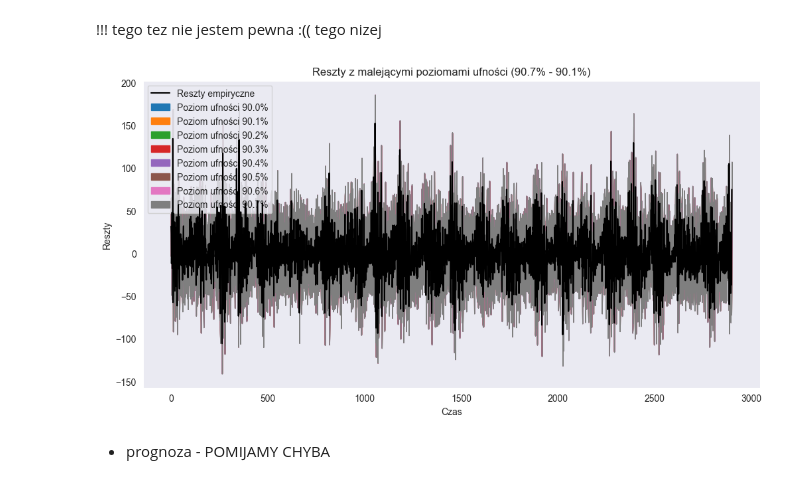
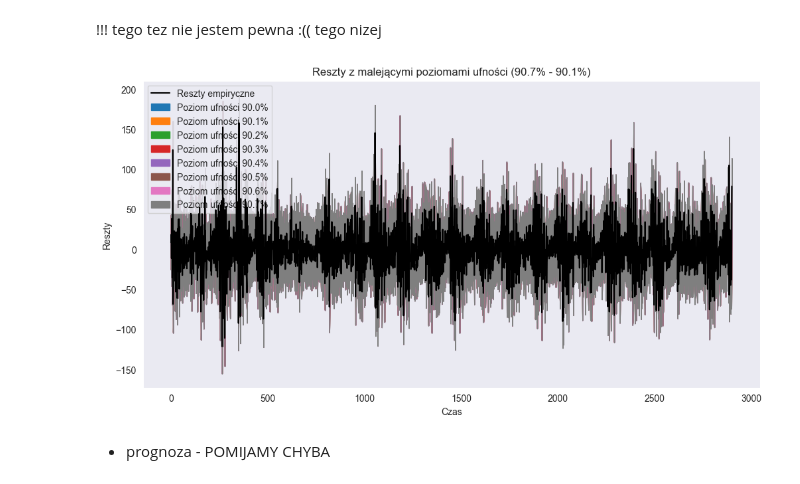
Before and after one commit to werojskz/kaszcz_sprawko, a Jupyter notebook: sprawko.ipynb, the cells around one changed output. Cells and saved outputs as stored; diff of their text form; code cells hidden in the pictures.

```diff
--- a/sprawko.ipynb
+++ b/sprawko.ipynb
@@ -237,7 +236,7 @@ df.sort_values(by='HQIC').head(1)
 # %% [markdown]
 * estymacja parametrów
 # %%
-p, q = 2,1
+p, q = 3, 2
 
 model = ARIMA(residual_ets, order=(p, 0, q)).fit(method='innovations_mle')
 
@@ -277,9 +276,8 @@ plt.show()
 # %%
-p, q = 2, 1
 
 model_first_method = ARIMA(residual_ets, order=(p, 0, q)).fit(method='statespace')
 model_second_method = ARIMA(residual_ets, order=(p, 0, q)).fit(method='innovations_mle')
-model_third_method = ARIMA(residual_ets, order=(p, 0, q)).fit(method='hannan_rissanen')
+# model_third_method = ARIMA(residual_ets, order=(p, 0, q)).fit(method='hannan_rissanen')
 
 print("Wyniki dla method='statespace':\n")
 print(model_first_method.summary())
@@ -287,8 +285,8 @@ print("\n")
 print("Wyniki dla method='innovations_mle':\n")
 print(model_second_method.summary())
 print("\n")
-print("Wyniki dla method='hannan_rissanen':\n")
-print(model_third_method.summary())
+# print("Wyniki dla method='hannan_rissanen':\n")
+# print(model_third_method.summary())
 # %% [output]
 Wyniki dla method='statespace':
 
@@ -352,9 +352,9 @@ wektor_h = list(range(21))
 h_max = len(wektor_h) - 1
 
 # Definicja parametrów ARMA
-ar_coef = np.r_[1, -model.params[1:3]]  # AR zaczyna się od 1, odwrotność znaków
-ma_coef = np.r_[1, model.params[3]]     # MA zaczyna się od 1
-sigma_sq = np.sqrt(model.params[4])     # Skala to odchylenie standardowe
+ar_coef = np.r_[1, -model.params[1:4]]  # AR zaczyna się od 1, odwrotność znaków
+ma_coef = np.r_[1, model.params[4:6]]     # MA zaczyna się od 1
+sigma_sq = np.sqrt(model.params[6])     # Skala to odchylenie standardowe
 
 arma_process = ArmaProcess(ar_coef, ma_coef)
 
@@ -377,7 +377,9 @@ upper_pacf = np.quantile(lista_pacf, 1 - alfa, axis=0)
 
 # Empiryczne ACF i PACF
 acf_emp = acf(residual_ets, fft=True, nlags=h_max)
-pacf_emp = pacf(X, nlags=h_max, method='yw')
+# pacf_emp = pacf(X, nlags=h_max, method='yw')
+pacf_emp = pacf(residual_ets, nlags=h_max, method='yw')
+
 
 # Wykresy ACF
 plt.figure(figsize=(10, 5))
@@ -412,9 +414,9 @@ n_obs = len(X)  # Liczba obserwacji w każdej symulacji
 quantile_levels = np.arange(0.900, 0.907,0.001)  # Malejące poziomy kwantyli od 90.7% do 90.1%
 
 # Parametry modelu ARMA
-ar_coef = np.r_[1, -model.params[1:3]]  # AR (odwrócone znaki)
-ma_coef = np.r_[1, model.params[3]]     # MA
-sigma_sq = np.sqrt(model.params[4])     # Odchylenie standardowe
+ar_coef = np.r_[1, -model.params[1:4]]  # AR (odwrócone znaki)
+ma_coef = np.r_[1, model.params[4:6]]     # MA
+sigma_sq = np.sqrt(model.params[6])     # Odchylenie standardowe
 
 arma_process = ArmaProcess(ar_coef, ma_coef)
 
@@ -423,34 +425,34 @@ residuals_matrix = np.zeros((N, n_obs))
 
 # Generowanie trajektorii i obliczanie reszt
 for i in range(N):
     simulated_data = arma_process.generate_sample(nsample=n_obs, scale=sigma_sq)
     residuals_matrix[i, :] = residual_ets - simulated_data
 
 # Wizualizacja z różnymi przedziałami ufności
 plt.figure(figsize=(12, 6))
 plt.plot(np.arange(n_obs), residual_ets, label='Reszty empiryczne', color='black', zorder=10)
 
 # Iteracja po poziomach kwantyli
 for i, q in enumerate(quantile_levels):
     lower_bound = np.quantile(residuals_matrix, q, axis=0)  # Dolny kwantyl
     upper_bound = np.quantile(residuals_matrix, 1 - q, axis=0)  # Górny kwantyl
     plt.fill_between(
         np.arange(n_obs),
         lower_bound,
         upper_bound,  # Stała przezroczystość
         label=f"Poziom ufności {round(q * 100, 1)}%",
         color=f"C{i}"  # Automatyczny wybór koloru (C0, C1, itd.)
     )
 
 # Dodanie szczegółów wykresu
 plt.xlabel("Czas")
 plt.ylabel("Reszty")
 plt.title("Reszty z malejącymi poziomami ufności (90.7% - 90.1%)")
 plt.legend()
 plt.grid()
 plt.show()
 # %% [output]
-[figure, old version]
+[figure, new version]
 # %% [markdown]
 * prognoza  - POMIJAMY CHYBA
 # %%
```
Also changed, not shown: parts of 20 cells of this notebook.
